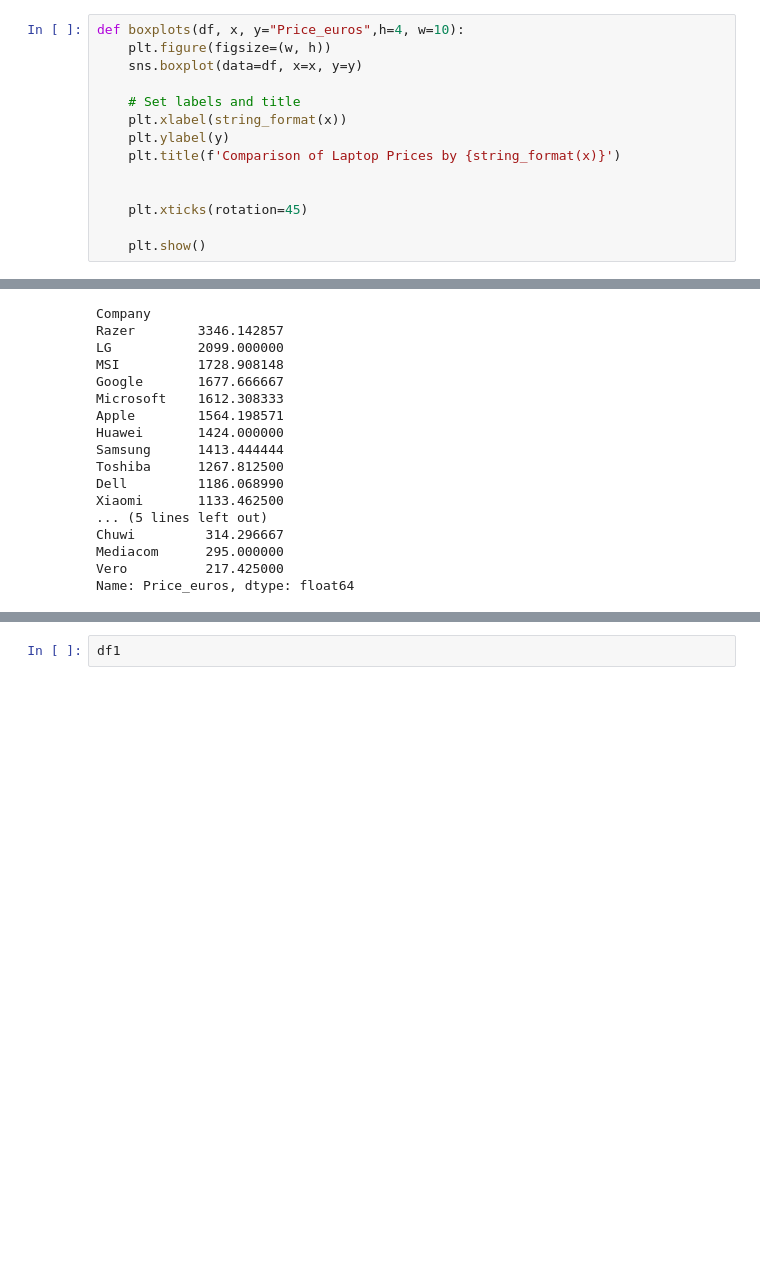
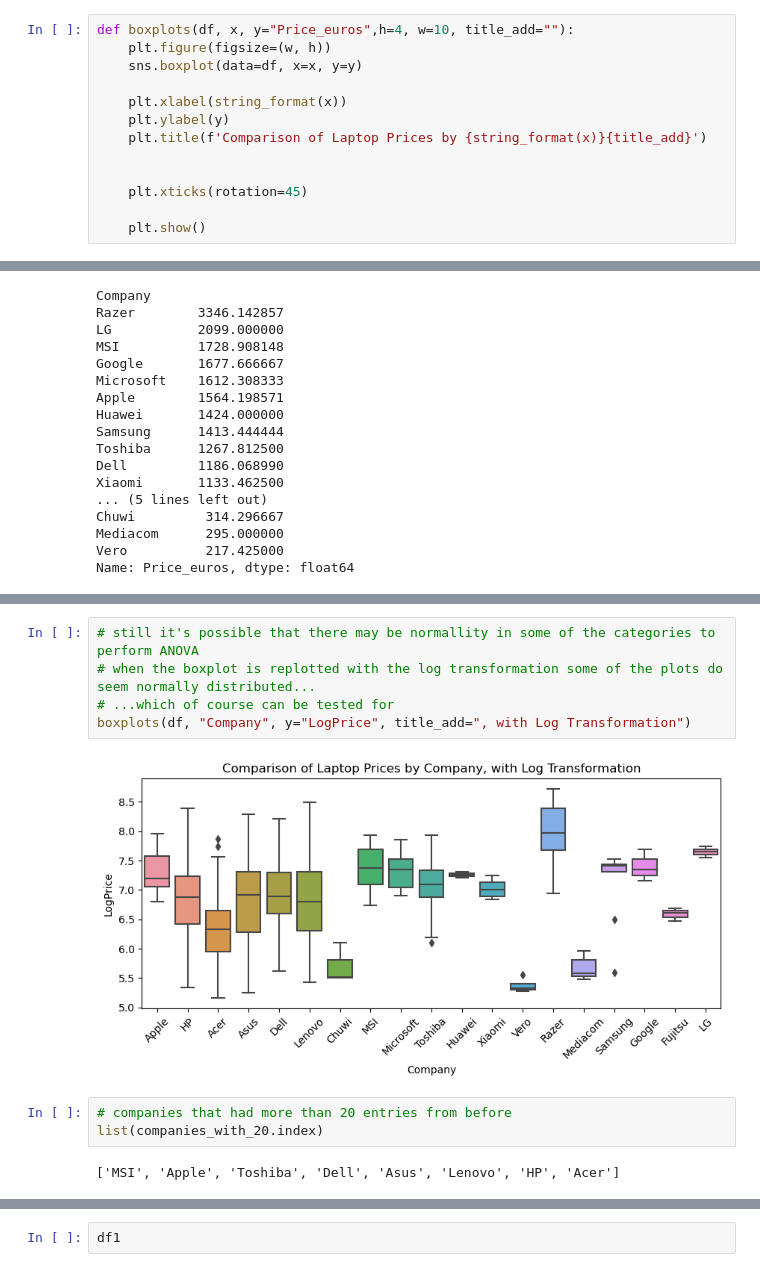
Before and after one commit to Lughaidh-w/Laptop-Price-Prediction, a Jupyter notebook: data_cleaning.ipynb, the cells around one changed output, grey strips where cells are left out. Saved outputs shown, nothing was run; the diff lists cells and outputs as text; blank space fills up the shorter version.

Commit message:
more exploration of company

```diff
--- a/data_cleaning.ipynb
+++ b/data_cleaning.ipynb
@@ -118,14 +125,13 @@ def histogram_plot(df, var, bins="auto", h=4, w=6):
 
     plt.show()
 # %%
-def boxplots(df, x, y="Price_euros",h=4, w=10):
+def boxplots(df, x, y="Price_euros",h=4, w=10, title_add=""):
     plt.figure(figsize=(w, h))
     sns.boxplot(data=df, x=x, y=y)
 
-    # Set labels and title
     plt.xlabel(string_format(x))
     plt.ylabel(y)
-    plt.title(f'Comparison of Laptop Prices by {string_format(x)}')
+    plt.title(f'Comparison of Laptop Prices by {string_format(x)}{title_add}')
 
 
     plt.xticks(rotation=45)
@@ -263,0 +320,12 @@ Name: Price_euros, dtype: float64
+# %%
+# still it's possible that there may be normallity in some of the categories to perform ANOVA
+# when the boxplot is replotted with the log transformation some of the plots do seem normally distributed...
+# ...which of course can be tested for
+boxplots(df, "Company", y="LogPrice", title_add=", with Log Transformation")
+# %% [output]
+[figure, added]
+# %%
+# companies that had more than 20 entries from before
+list(companies_with_20.index)
+# %% [output]
+['MSI', 'Apple', 'Toshiba', 'Dell', 'Asus', 'Lenovo', 'HP', 'Acer']
```
Also changed, not shown: parts of 14 cells of this notebook, 1 other file.
